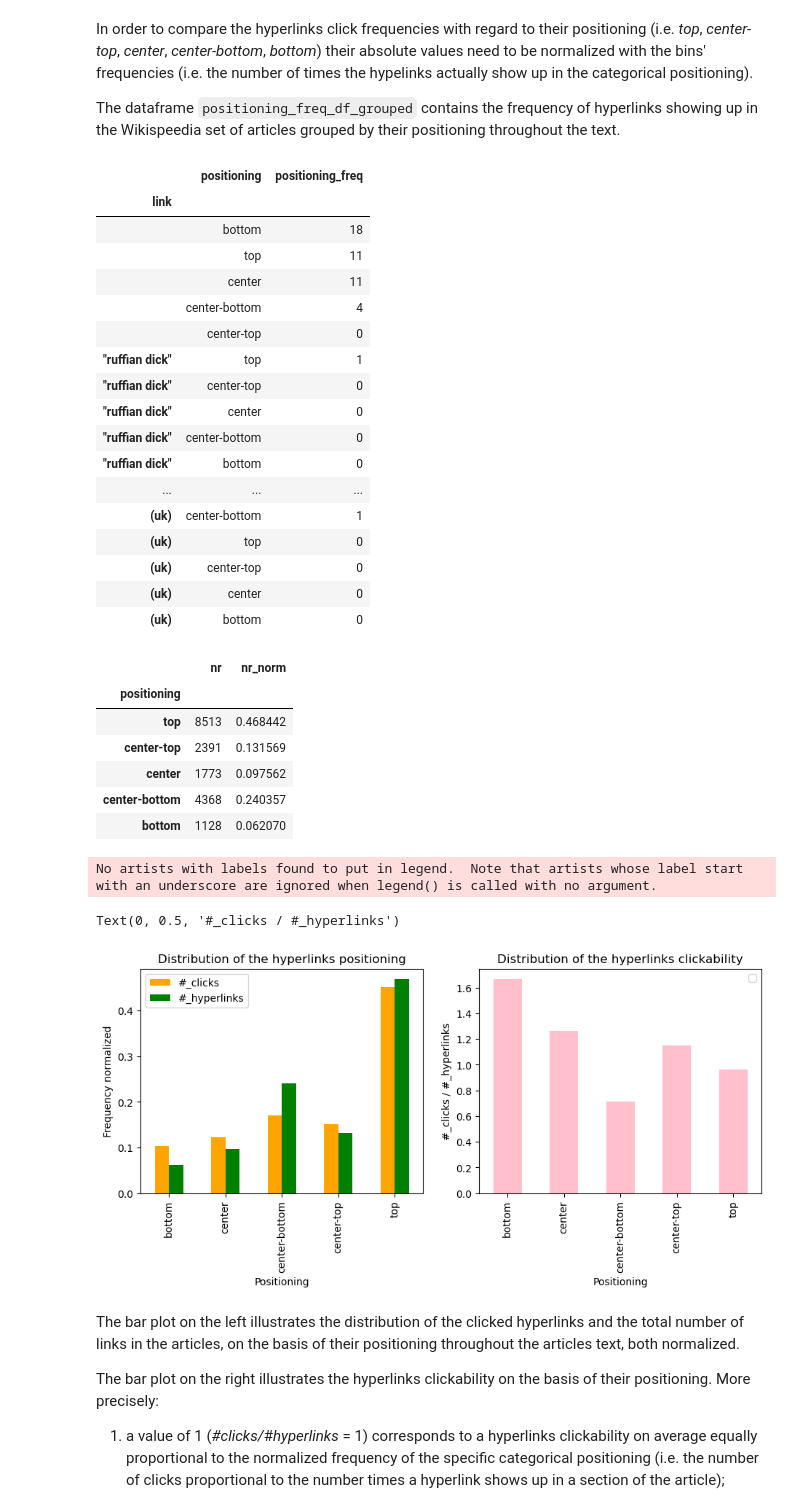
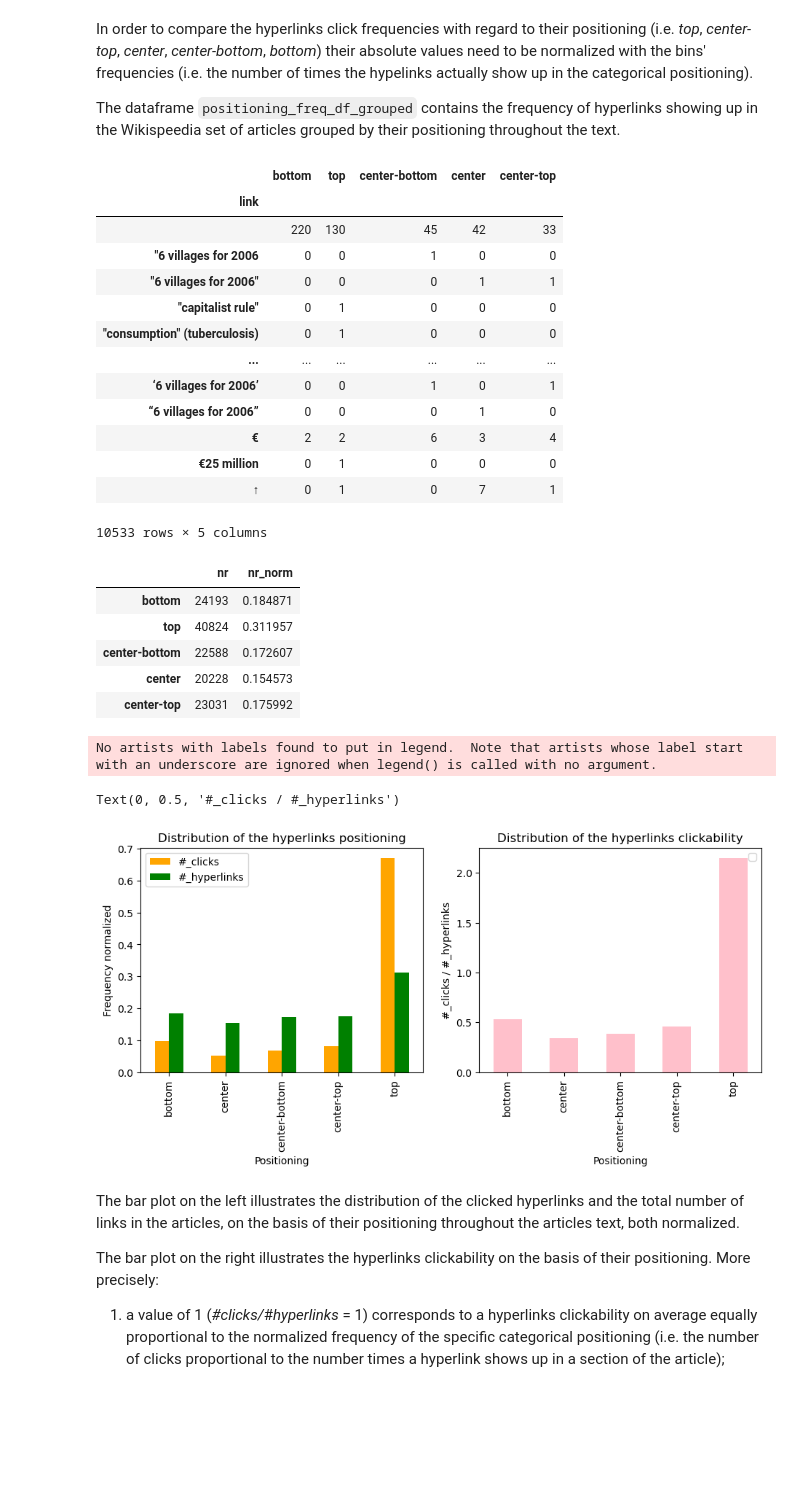
Before and after one commit to epfl-ada/ada-2022-project-theadalyzers, a Jupyter notebook: P2.ipynb, the cells around one changed output. Cells and saved outputs as stored; diff of their text form; code cells hidden in the pictures; blank space fills up the shorter version.

```diff
--- a/P2.ipynb
+++ b/P2.ipynb
@@ -396,5 +388,6 @@ The dataframe `links_freq_pos_grouped_df` groups the hyperlinks click frequency
 # %%
 links_freq_pos_grouped=links_freq_pos['#_clicks'].groupby(links_freq_pos['most_freq_positioning']).sum()
 links_freq_pos_grouped_df=pd.DataFrame(links_freq_pos_grouped)
+links_freq_pos_grouped_df['#_clicks_norm']=links_freq_pos_grouped_df['#_clicks']/clicks_tot #normalization
 links_freq_pos_grouped_df
 # %% [output]
@@ -408,5 +400,0 @@ links_freq_pos_grouped_df
-# %%
-# normalization (/clicks_tot if possible to merge all files)
-
-links_freq_pos_grouped_df['#_clicks_norm']=links_freq_pos_grouped_df['#_clicks']/(links_freq_pos_grouped_df.sum().values)
-links_freq_pos_grouped_df
@@ -434,67 +414,59 @@ def find_positioning_dis(array):
 # %%
 # apply the function to the dataframe links positioning grouped by link
 
-positioning_freq=links_pos_dfs_merged.set_index("link").groupby("link").apply(lambda x: find_positioning_dis(x.values.flatten()))
-positioning_freq_df=pd.DataFrame(positioning_freq, columns=['positioning_freq'])
-positioning_freq_df.reset_index(level=1, inplace=True)
-positioning_freq_df.rename(columns={'level_1':'positioning'}, inplace=True)
-positioning_freq_df.head(20)
+positioning_freq=link_positioning_concatenated.apply(find_positioning_dis)
+positioning_freq
 # %% [output]
-|  | positioning | positioning_freq |
-| link |  |  |
-|  | bottom | 18 |
-|  | top | 11 |
-|  | center | 11 |
-|  | center-bottom | 4 |
-|  | center-top | 0 |
-| "ruffian dick" | top | 1 |
-| "ruffian dick" | center-top | 0 |
-| "ruffian dick" | center | 0 |
-| "ruffian dick" | center-bottom | 0 |
-| "ruffian dick" | bottom | 0 |
-| ... | ... | ... |
-| (uk) | center-bottom | 1 |
-| (uk) | top | 0 |
-| (uk) | center-top | 0 |
-| (uk) | center | 0 |
-| (uk) | bottom | 0 |
+|  | bottom | top | center-bottom | center | center-top |
+| link |  |  |  |  |  |
+|  | 220 | 130 | 45 | 42 | 33 |
+| "6 villages for 2006 | 0 | 0 | 1 | 0 | 0 |
+| "6 villages for 2006" | 0 | 0 | 0 | 1 | 1 |
+| "capitalist rule" | 0 | 1 | 0 | 0 | 0 |
+| "consumption" (tuberculosis) | 0 | 1 | 0 | 0 | 0 |
+| ... | ... | ... | ... | ... | ... |
+| ‘6 villages for 2006’ | 0 | 0 | 1 | 0 | 1 |
+| “6 villages for 2006” | 0 | 0 | 0 | 1 | 0 |
+| € | 2 | 2 | 6 | 3 | 4 |
+| €25 million | 0 | 1 | 0 | 0 | 0 |
+| ↑ | 0 | 1 | 0 | 7 | 1 |
+10533 rows × 5 columns
 # %%
-positioning_freq_df_grouped=positioning_freq_df.groupby('positioning').sum()
-positioning_freq_df_grouped.columns=['nr']
-links_tot=np.sum(positioning_freq_df['positioning_freq'])
-positioning_freq_df_grouped['nr_norm']=positioning_freq_df_grouped['nr']/links_tot
-positioning_freq_df_grouped
+positioning_freq_grouped=positioning_freq.sum(axis=0) # group by positioning
+positioning_freq_grouped_df=pd.DataFrame(positioning_freq_grouped, columns=['nr'])
+links_tot=positioning_freq_grouped_df['nr'].sum()
+positioning_freq_grouped_df['nr_norm']=positioning_freq_grouped_df['nr']/links_tot
+positioning_freq_grouped_df
 # %% [output]
 |  | nr | nr_norm |
-| positioning |  |  |
-| top | 8513 | 0.468442 |
-| center-top | 2391 | 0.131569 |
-| center | 1773 | 0.097562 |
-| center-bottom | 4368 | 0.240357 |
-| bottom | 1128 | 0.062070 |
+| bottom | 24193 | 0.184871 |
+| top | 40824 | 0.311957 |
+| center-bottom | 22588 | 0.172607 |
+| center | 20228 | 0.154573 |
+| center-top | 23031 | 0.175992 |
 # %%
 # visualization of the distribution of the clicked hyperlinks' positioning
 
 # dataframe for visualization
-vis=links_freq_pos_grouped_df.merge(positioning_freq_df_grouped, left_index=True, right_index=True)
+vis=links_freq_pos_grouped_df.merge(positioning_freq_grouped_df, left_index=True, right_index=True)
 
 fig, ax = plt.subplots(1,2, figsize=(11,4))
 vis.plot(y=['#_clicks_norm', 'nr_norm'], kind='bar', ax=ax[0], label=['#_clicks', '#_hyperlinks'], color=['orange', 'green'])
 ax[0].legend()
 ax[0].set_title('Distribution of the hyperlinks positioning')
 ax[0].set_xlabel('Positioning')
 ax[0].set_ylabel('Frequency normalized')
 
-vis['clicked']=vis['#_clicks_norm']/vis['nr_norm'] # not sure
+vis['clicked']=vis['#_clicks_norm']/vis['nr_norm']
 vis.plot(y='clicked', kind='bar', ax=ax[1], color='pink', label='')
 ax[1].legend()
 ax[1].set_title('Distribution of the hyperlinks clickability')
 ax[1].set_xlabel('Positioning')
 ax[1].set_ylabel('#_clicks / #_hyperlinks')
 # %% [output]
 No artists with labels found to put in legend.  Note that artists whose label start with an underscore are ignored when legend() is called with no argument.
 Text(0, 0.5, '#_clicks / #_hyperlinks')
-[figure, old version]
+[figure, new version]
 # %% [markdown]
 The bar plot on the left illustrates the distribution of the clicked hyperlinks and the total number of links in the articles, on the basis of their positioning throughout the articles text, both normalized.
 
```
Also changed, not shown: parts of 24 cells of this notebook.
